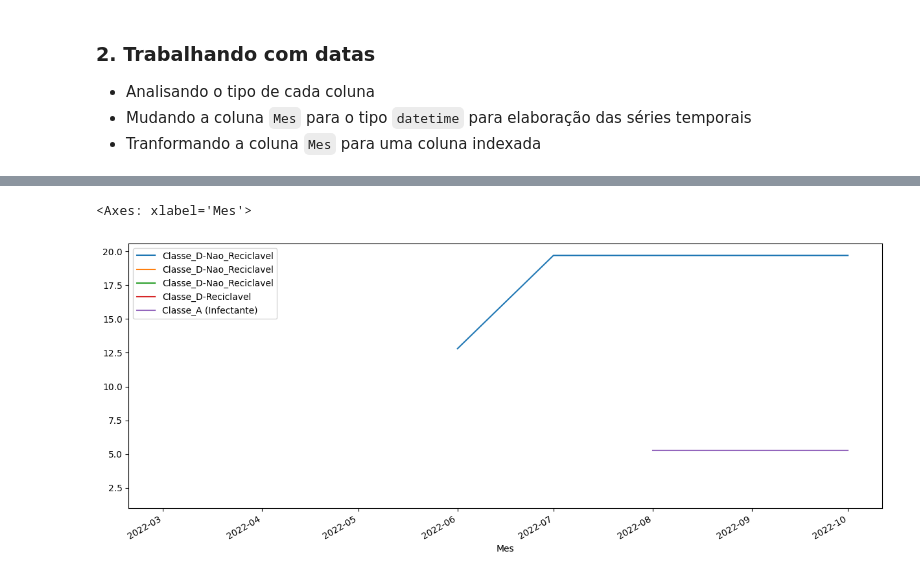
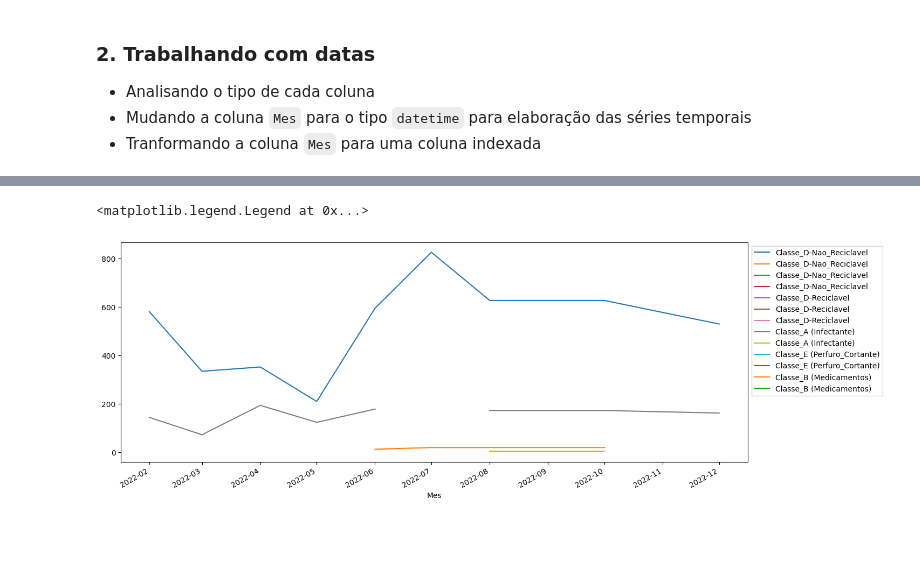
Before and after one commit to Gabyzera/hospital-trash-analysis, a Jupyter notebook: src/main.ipynb, the cells around one changed output, grey strips where cells are left out. Saved outputs shown, nothing was run; the diff lists cells and outputs as text; code cells hidden in the pictures; blank space fills up the shorter version.

```diff
--- a/src/main.ipynb
+++ b/src/main.ipynb
@@ -9,7 +9,7 @@ import pandas as pd
 ## 📖 Lendo o arquivo csv
 - Importando e lendo os arquivos
 # %%
-HOSPITAL_TRASH_RECORD_2022_DATA_PATH = glob.glob('data/2022/*.csv')
+HOSPITAL_TRASH_RECORD_2022_DATA_PATH = glob.glob('data/*.csv')
 hospital_trash_2022_df = [pd.read_csv(file_path) for file_path in HOSPITAL_TRASH_RECORD_2022_DATA_PATH]
 hospital_trash_2022_df
 # %% [output]
@@ -183,3 +184,7 @@ Classe_E (Perfuro_Cortante)     object
 Classe_B (Medicamentos)         object
 Classe_B (Medicamentos)         object
 dtype: object
+# %%
+hospital_trash_2022_df = hospital_trash_2022_df.apply(pd.to_numeric, errors='coerce')
+hospital_trash_2022_df['SETOR'] = hospital_trash_2022_df['SETOR'].astype('object')
+hospital_trash_2022_df.info()
@@ -309,5 +337,5 @@ last_line_month_df
 # %%
-last_line_month_df.plot(figsize=(15, 6))
+last_line_month_df.plot(figsize=(15, 6)).legend(loc='upper left', bbox_to_anchor=(1,1))
 # %% [output]
-<Axes: xlabel='Mes'>
+<matplotlib.legend.Legend at 0x...>
-[figure, old version]
+[figure, new version]
```
Also changed, not shown: parts of 10 cells of this notebook, 12 other files.
